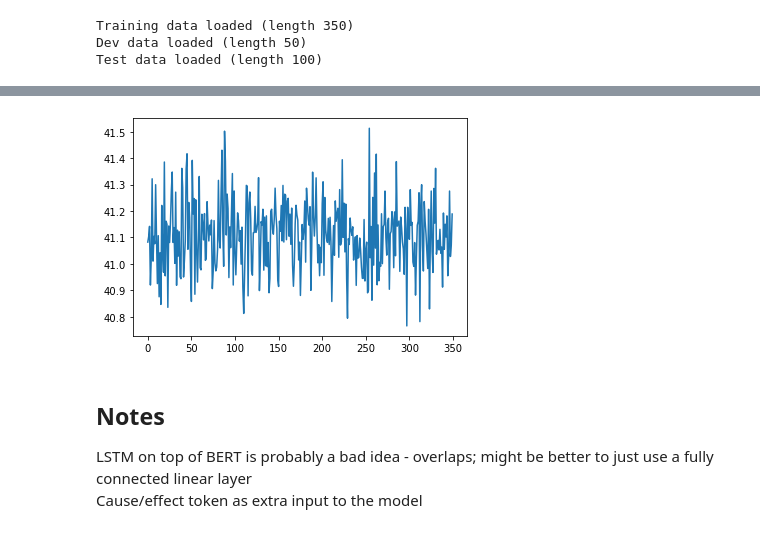
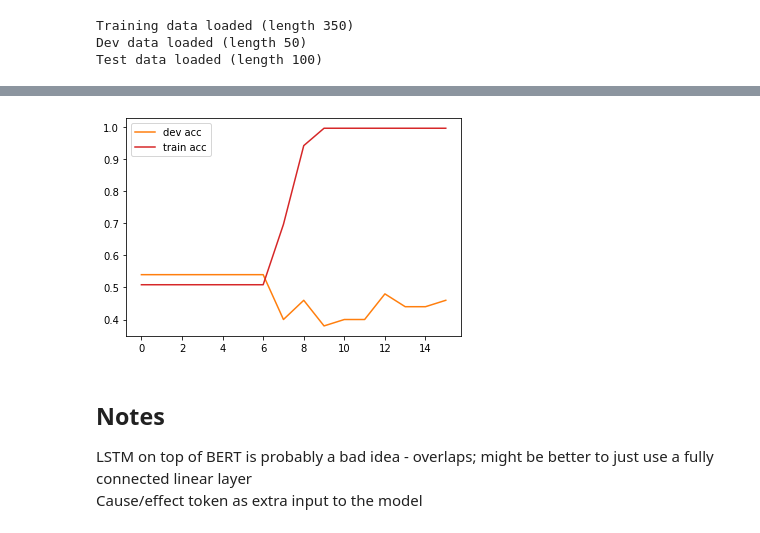
Before and after one commit to LiGhtime/NLPProject, a Jupyter notebook: RoBERTa.ipynb, the cells around one changed output, grey strips where cells are left out. Cells and saved outputs as stored; diff of their text form; code cells hidden in the pictures.

```diff
--- a/RoBERTa.ipynb
+++ b/RoBERTa.ipynb
@@ -158,0 +219,9 @@ print(acc)
+# %%
+acc_by_epoch = []
+for epoch in preds_by_epoch:
+    correct = 0
+    for i, (x, y) in enumerate(train_data):
+        y_hat = 1 if epoch[i] > 0.5 else 0
+        if y_hat == y:
+            correct += 1
+    acc_by_epoch.append(correct / len(train_data))
@@ -163,7 +252,17 @@ print(dev_acc)
-# %%
-plot, ax = plt.subplots()
-ax.plot(loss_by_epoch)
-ax.plot()
-plt.show()
-# %% [output]
-[figure, removed]
+# %%
+plot, ax = plt.subplots()
+# ax2 = ax.twinx()
+# ax.plot(loss_by_epoch, label='training acc')
+# plot_acc = dict()
+# for i, elt in enumerate(dev_acc):
+#     if elt != 0:
+#         plot_acc[i] = elt
+
+ax.plot([elt for elt in dev_acc if elt > 0], color='tab:orange', label='dev acc')
+ax.plot(acc_by_epoch, color='tab:red', label='train acc')
+# ax2.plot(loss_by_epoch, color='tab:red', label='train loss')
+ax.legend()
+# ax2.legend()
+plt.show()
+# %% [output]
+[figure, added]
```
Also changed, not shown: parts of 15 cells of this notebook.
